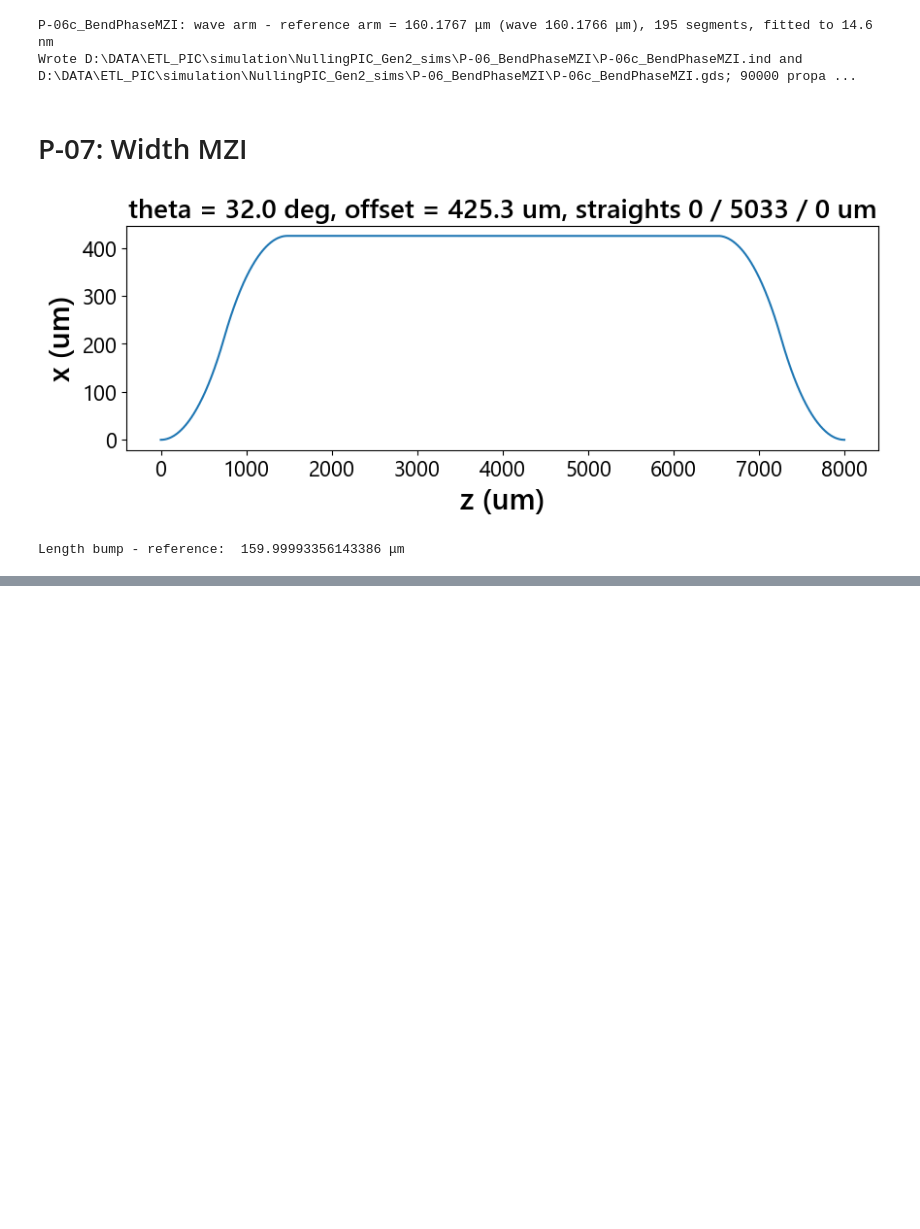
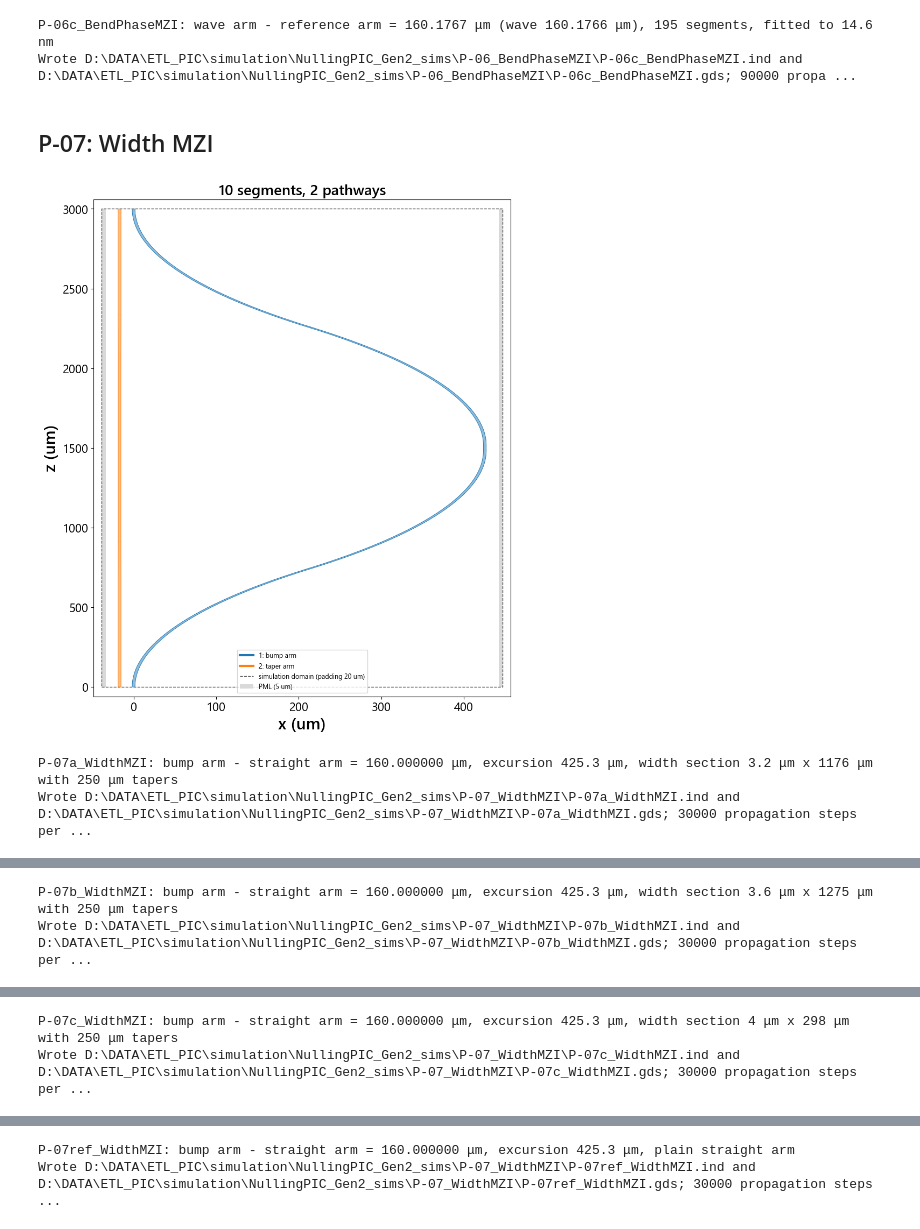
Before and after one commit to apaiasno/ETL_PIC, a Jupyter notebook: simulation/NullingPIC_Gen2_sims/MakeGeometry.ipynb, the cells around one changed output, grey strips where cells are left out. Cells and saved outputs as stored; diff of their text form; code cells hidden in the pictures; blank space fills up the shorter version.

Commit message:
Updated with final device designs and Euler side-step

```diff
--- a/simulation/NullingPIC_Gen2_sims/MakeGeometry.ipynb
+++ b/simulation/NullingPIC_Gen2_sims/MakeGeometry.ipynb
@@ -581,16 +569,64 @@ Wrote D:\DATA\ETL_PIC\simulation\NullingPIC_Gen2_sims\P-06_BendPhaseMZI\P-06b_Be
 P-06c_BendPhaseMZI: wave arm - reference arm = 160.1767 μm (wave 160.1766 μm), 195 segments, fitted to 14.6 nm
 Wrote D:\DATA\ETL_PIC\simulation\NullingPIC_Gen2_sims\P-06_BendPhaseMZI\P-06c_BendPhaseMZI.ind and D:\DATA\ETL_PIC\simulation\NullingPIC_Gen2_sims\P-06_BendPhaseMZI\P-06c_BendPhaseMZI.gds; 90000 propa ...
 # %% [markdown]
-# P-07: Width MZI
+## P-07: Width MZI
 # %%
-filename_root = 'P-07_WidthMZI'
-working_dir = f"D:\\DATA\\NullingPIC_Gen2_sims\\{filename_root}\\"
+# Set up directories
+device_name = 'P-07_WidthMZI'
+device_dir = f"D:\\DATA\\ETL_PIC\\simulation\\NullingPIC_Gen2_sims\\{device_name}\\"
 
-z_length, deltaL, R = 8000, 160, 1400
-x, z, phi = rlib.delay_arm(z_length, deltaL, R, end_straight=0, ds=1.0, x0=0.0, direction=1, plot=True)
-s, curvature = rlib.bend_curvature(x, z, phi)
-print('Length bump - reference: ', s[-1] - z_length, 'μm')
-rlib.save_gds(f"{working_dir}{filename_root}_bump.gds", x, z, phi, width=3.4, layer=1)
+# Set up parameters
+z_length = 3000.0               # length of both arms in z (um); the bump needs at least 2967.1 um
+deltaL = 160.0                  # bump arm - straight arm path length (um)
+bump_radius = 1400.0            # radius of the bump's arcs (um)
+arm_pitch = 17.0                # straight arm, this far on the -x side of the bump arm (um)
+taper_length = 250.0            # linear tapers at each end of the width section (um)
+
+# Straight-arm width section of each variant: (width w (um), length L_w (um)), None for a plain straight arm
+variants = {
+    "P-07a_WidthMZI": (3.2, 1176.0),
+    "P-07b_WidthMZI": (3.6, 1275),
+    "P-07c_WidthMZI": (4.0, 298),
+    "P-07ref_WidthMZI": None,
+}
+pathway_labels = ["bump arm", "taper arm"]
+
+# The bump arm, IDENTICAL in every variant: S-bend out, straight, S-bend back
+xb, zb, pb = rlib.delay_arm(z_length, deltaL, bump_radius, end_straight=0, x0=0.0, direction=1)
+
+circuits = {}
+for variant_name, section in variants.items():
+    paths = device_paths(device_dir, variant_name)
+    c = rlib.Circuit(width=WIDTH, orientation="extended")
+
+    # Pathway 1, bump arm
+    bump = c.add_path(xb, zb, pb)
+    c.add_pathway(bump["segments"], launch=True)
+
+    # Pathway 2, straight arm: WIDTH, linear taper to w, w over L_w, linear taper back, WIDTH (the section centered in z)
+    x_s = -arm_pitch
+    if section is None:
+        straight = [c.line((x_s, 0.0), (x_s, z_length))]
+    else:
+        w, L_w = section
+        z1 = (z_length - L_w - 2 * taper_length) / 2                  # where the first taper starts
+        z2, z3, z4 = z1 + taper_length, z1 + taper_length + L_w, z1 + 2 * taper_length + L_w
+        straight = [c.line((x_s, 0.0), (x_s, z1)),
+                    c.line((x_s, z1), (x_s, z2), width=(WIDTH, w), profile="cosine"),
+                    c.line((x_s, z2), (x_s, z3), width=w),
+                    c.line((x_s, z3), (x_s, z4), width=(w, WIDTH), profile="cosine"),
+                    c.line((x_s, z4), (x_s, z_length))]
+    c.add_pathway(straight, launch=True)
+    circuits[variant_name] = c
+
+    # Export and visualize circuit
+    export_device(c, paths)
+    c.plot(labels=pathway_labels, figsize=(10, 12))      # after the export, so the plot shows the domain as written
+    dL = c.path_length(c.pathways[0].segments) - c.path_length(c.pathways[1].segments)
+    print(f"{variant_name}: bump arm - straight arm = {dL:.6f} μm, excursion {xb.max():.1f} μm, "
+          + ("plain straight arm" if section is None else f"width section {section[0]:g} μm x {section[1]:g} μm with {taper_length:g} μm tapers"))
+    print(f"Wrote {paths['ind']} and {paths['gds']}; {z_length / SIM['Step_z']:.0f} propagation steps per wavelength")
 # %% [output]
-[figure, old version]
+[figure, new version]
-Length bump - reference:  159.99993356143386 μm
+P-07a_WidthMZI: bump arm - straight arm = 160.000000 μm, excursion 425.3 μm, width section 3.2 μm x 1176 μm with 250 μm tapers
+Wrote D:\DATA\ETL_PIC\simulation\NullingPIC_Gen2_sims\P-07_WidthMZI\P-07a_WidthMZI.ind and D:\DATA\ETL_PIC\simulation\NullingPIC_Gen2_sims\P-07_WidthMZI\P-07a_WidthMZI.gds; 30000 propagation steps per ...
@@ -596,0 +634,2 @@ Length bump - reference:  159.99993356143386 μm
+P-07b_WidthMZI: bump arm - straight arm = 160.000000 μm, excursion 425.3 μm, width section 3.6 μm x 1275 μm with 250 μm tapers
+Wrote D:\DATA\ETL_PIC\simulation\NullingPIC_Gen2_sims\P-07_WidthMZI\P-07b_WidthMZI.ind and D:\DATA\ETL_PIC\simulation\NullingPIC_Gen2_sims\P-07_WidthMZI\P-07b_WidthMZI.gds; 30000 propagation steps per ...
@@ -596,0 +637,2 @@ Length bump - reference:  159.99993356143386 μm
+P-07c_WidthMZI: bump arm - straight arm = 160.000000 μm, excursion 425.3 μm, width section 4 μm x 298 μm with 250 μm tapers
+Wrote D:\DATA\ETL_PIC\simulation\NullingPIC_Gen2_sims\P-07_WidthMZI\P-07c_WidthMZI.ind and D:\DATA\ETL_PIC\simulation\NullingPIC_Gen2_sims\P-07_WidthMZI\P-07c_WidthMZI.gds; 30000 propagation steps per ...
@@ -597 +640,3 @@ Length bump - reference:  159.99993356143386 μm
+P-07ref_WidthMZI: bump arm - straight arm = 160.000000 μm, excursion 425.3 μm, plain straight arm
+Wrote D:\DATA\ETL_PIC\simulation\NullingPIC_Gen2_sims\P-07_WidthMZI\P-07ref_WidthMZI.ind and D:\DATA\ETL_PIC\simulation\NullingPIC_Gen2_sims\P-07_WidthMZI\P-07ref_WidthMZI.gds; 30000 propagation steps ...
 # %% [markdown]
```
Also changed, not shown: parts of 23 cells of this notebook, 24 other files.
